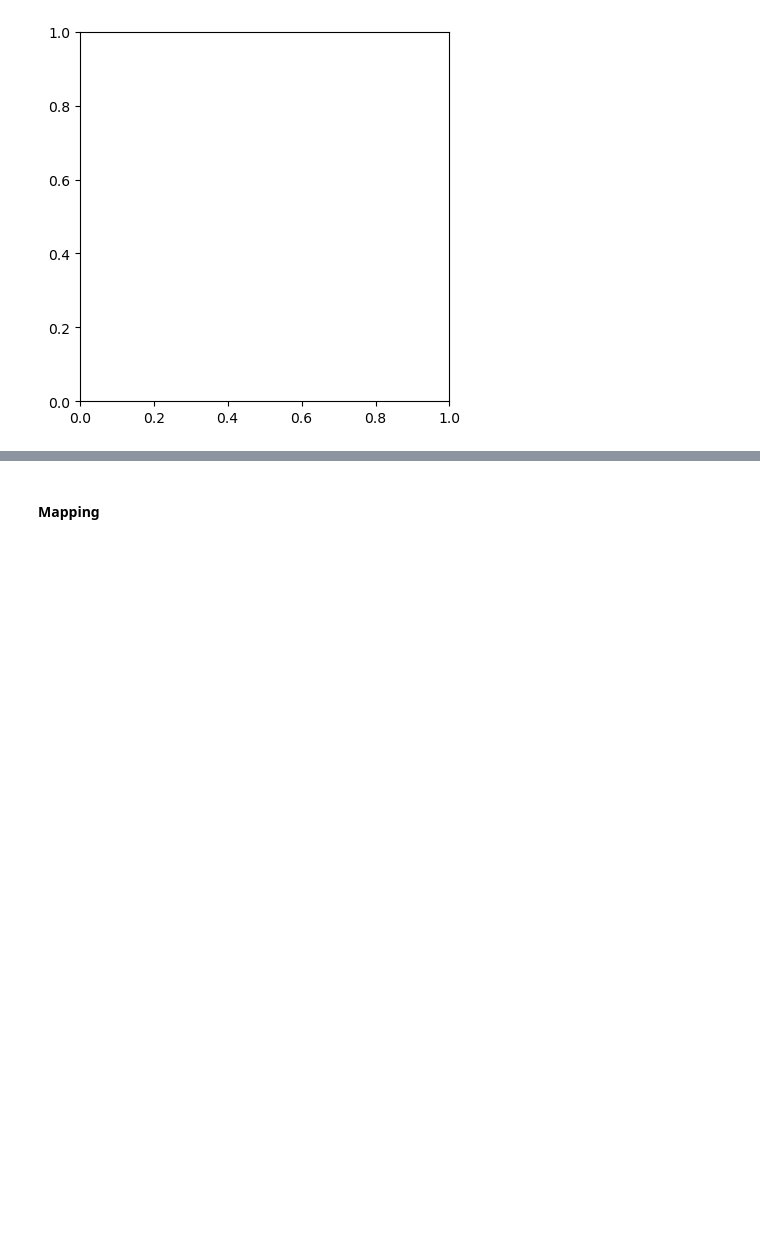
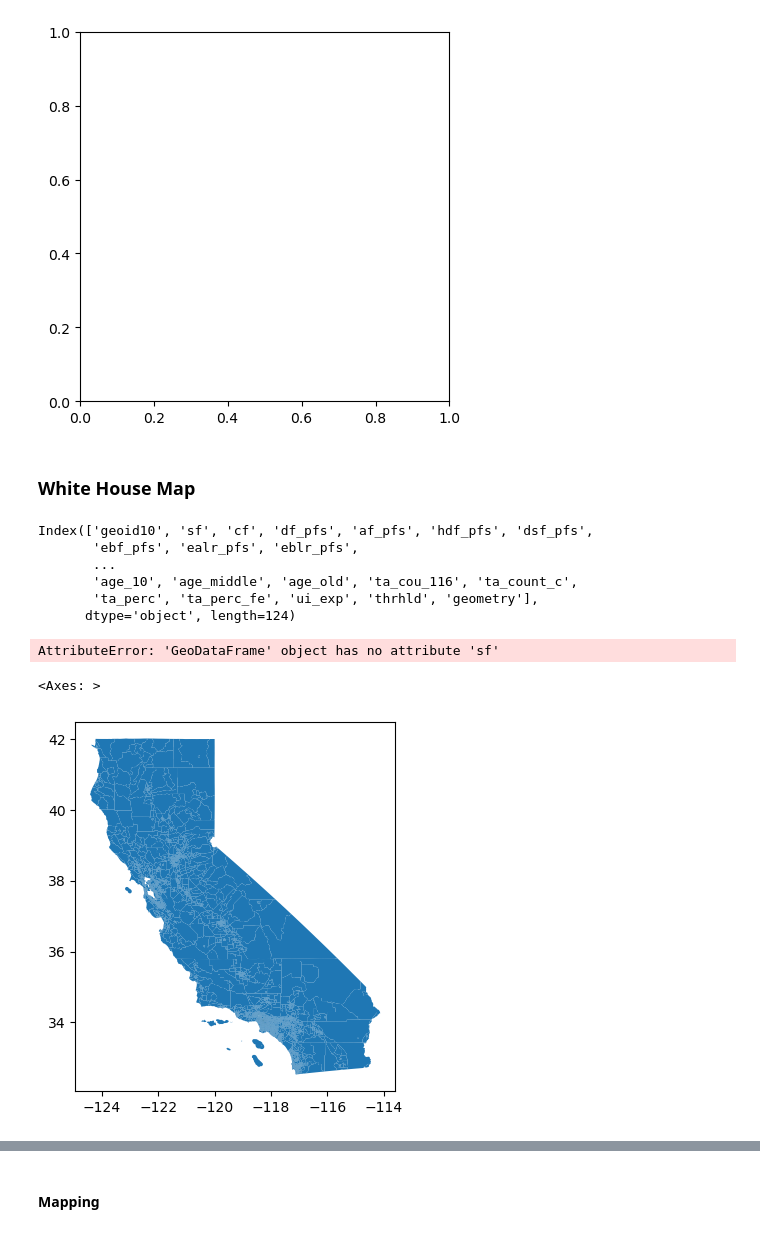
Before and after one commit to The2035Initiative/cca_grid_modeling_project, a Jupyter notebook: identifying_ctracts_oversampling.ipynb, the cells around one changed output, grey strips where cells are left out. Drawn from its saved outputs; the diff is of its cells as text; code cells hidden in the pictures; blank space fills up the shorter version.

```diff
--- a/identifying_ctracts_oversampling.ipynb
+++ b/identifying_ctracts_oversampling.ipynb
@@ -341,3 +341,30 @@ ejscreen_geo.plot()
 # %% [output]
 <Axes: >
 [figure]
+# %% [markdown]
+### White House Map
+# %%
+wh_map = gpd.read_file('data/white_house_map/usa/usa.shp',
+                       crs = sb535_geo.crs)
+# %%
+wh_map = to_snake_case(wh_map)
+
+wh_map.columns
+# %% [output]
+Index(['geoid10', 'sf', 'cf', 'df_pfs', 'af_pfs', 'hdf_pfs', 'dsf_pfs',
+       'ebf_pfs', 'ealr_pfs', 'eblr_pfs',
+       ...
+       'age_10', 'age_middle', 'age_old', 'ta_cou_116', 'ta_count_c',
+       'ta_perc', 'ta_perc_fe', 'ui_exp', 'thrhld', 'geometry'],
+      dtype='object', length=124)
+# %%
+wh_ca = wh_map[wh_map.sf == 'California']
+
+#wh_ca.head(1)
+# %% [output]
+AttributeError: 'GeoDataFrame' object has no attribute 'sf'
+# %%
+wh_ca.plot()
+# %% [output]
+<Axes: >
+[figure, added]
```
Also changed, not shown: parts of 6 cells of this notebook.
